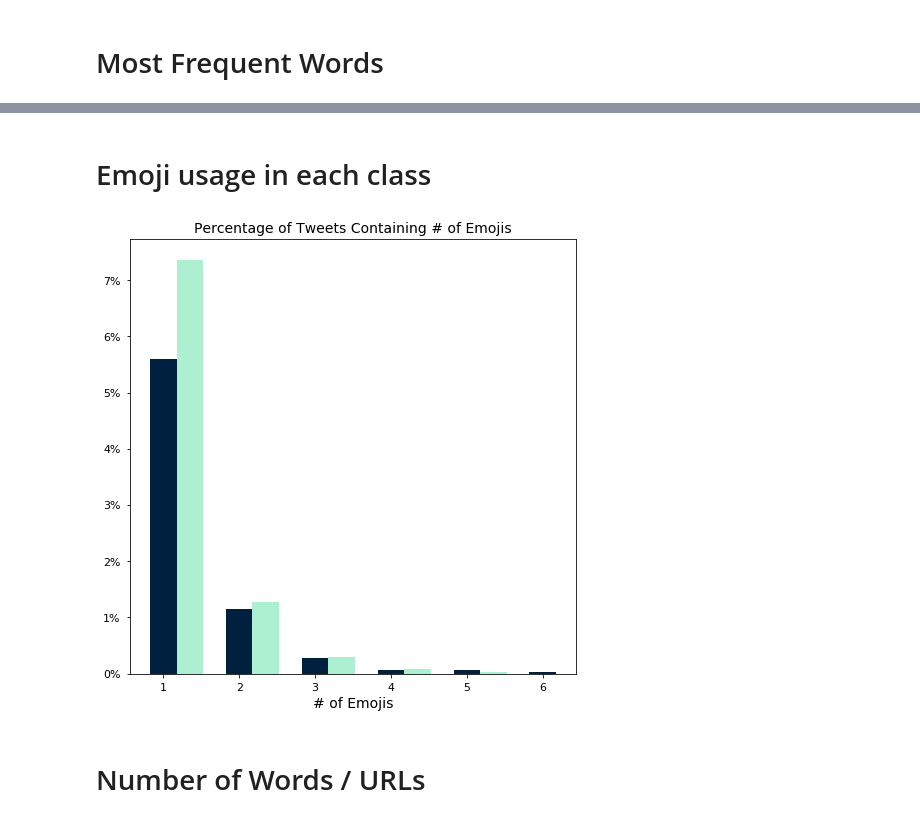
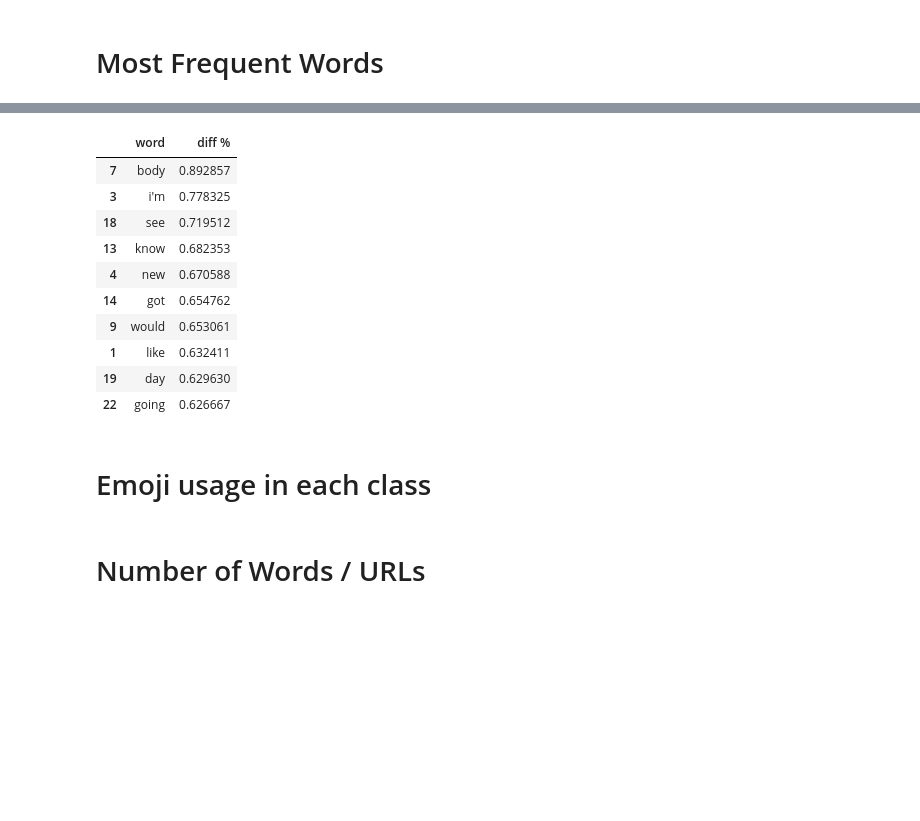
Before and after one commit to vegarab/aml-twitter-fakeornot, a Jupyter notebook: notebooks/quantitative-stats.ipynb, the cells around one changed output, grey strips where cells are left out. Drawn from its saved outputs; the diff is of its cells as text; code cells hidden in the pictures; blank space fills up the shorter version.

```diff
--- a/notebooks/quantitative-stats.ipynb
+++ b/notebooks/quantitative-stats.ipynb
@@ -94,3 +124,19 @@ fig2.tight_layout()
+# %%
+freq_df['diff %'] = (freq_df['0_freq'] - freq_df['1_freq']) / freq_df[['0_freq', '1_freq']].max(1)
+# %%
+freq_diff_above_100 = freq_df[['word', 'diff %']][freq_df['freq'] >= 100].sort_values('diff %', ascending=False)
+# %% [output]
+|  | word | diff % |
+| 7 | body | 0.892857 |
+| 3 | i'm | 0.778325 |
+| 18 | see | 0.719512 |
+| 13 | know | 0.682353 |
+| 4 | new | 0.670588 |
+| 14 | got | 0.654762 |
+| 9 | would | 0.653061 |
+| 1 | like | 0.632411 |
+| 19 | day | 0.629630 |
+| 22 | going | 0.626667 |
 # %% [markdown]
 # Emoji usage in each class
 # %%
@@ -99,9 +145,9 @@ emoji_count_1 = []
 
 for i,x in enumerate(X):
     if y[i] == 0:
-        emoji_count_0.append(x.count('\x89'))
+        emoji_count_0.append(x.count('\x90'))
     elif y[i] == 1:
-        emoji_count_1.append(x.count('\x89'))
+        emoji_count_1.append(x.count('\x90'))
 
 emoji_count_0 = Counter(emoji_count_0)
 emoji_count_1 = Counter(emoji_count_1)
@@ -135,8 +181,6 @@ ax.get_yaxis().set_major_formatter(
 ax.set_xlabel('# of Emojis', fontsize=SUBTITLE_SIZE)
 
 ax.tick_params(labelsize=TICK_SIZE)
-# %% [output]
-[figure, removed]
 # %% [markdown]
 # Number of Words / URLs
 # %%
```
Also changed, not shown: parts of 12 cells of this notebook.
